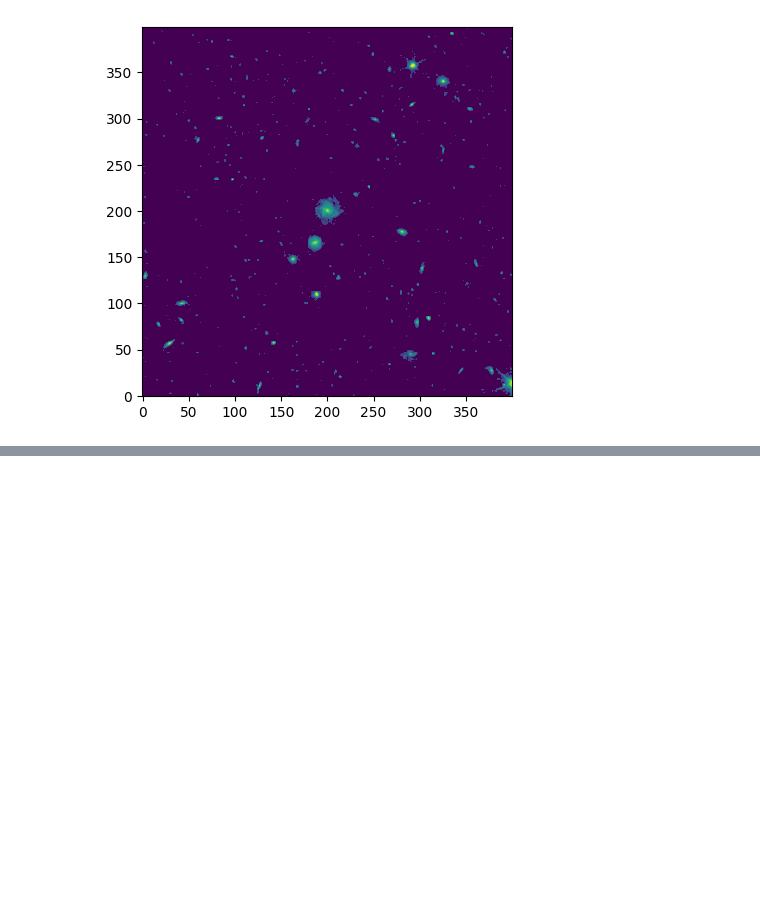
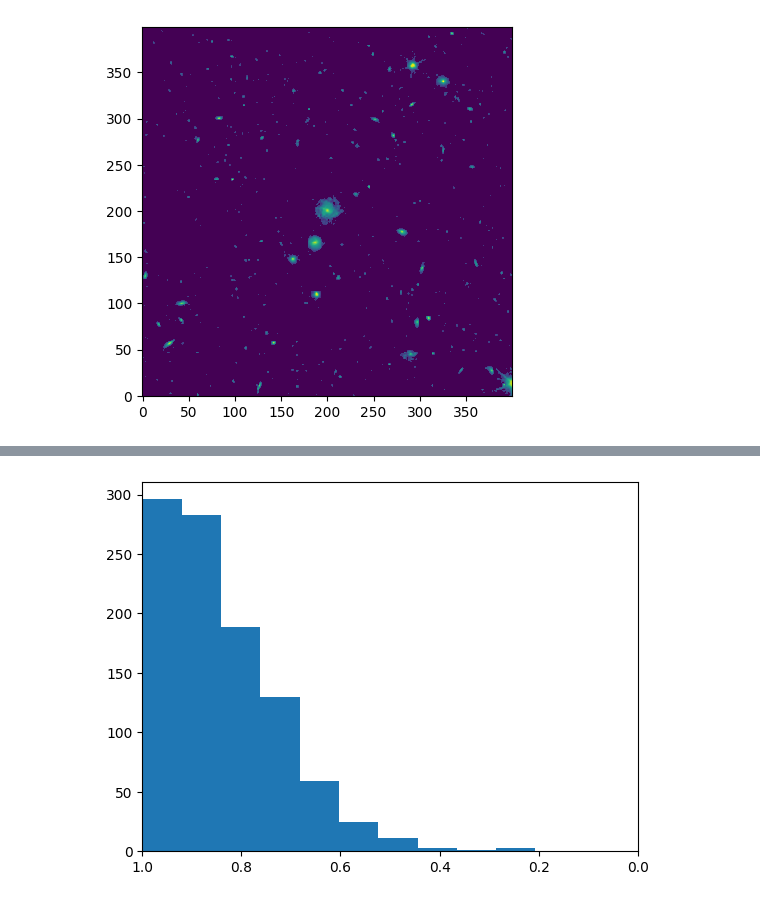
Before and after one commit to OliverRedhead/Gravitational-Lensing, a Jupyter notebook: lens_generator_oli/generator_testing.ipynb, the cells around one changed output, grey strips where cells are left out. Drawn from its saved outputs; the diff is of its cells as text; code cells hidden in the pictures; blank space fills up the shorter version.

```diff
--- a/lens_generator_oli/generator_testing.ipynb
+++ b/lens_generator_oli/generator_testing.ipynb
@@ -59,0 +80,12 @@ plt.show()
+# %%
+key = jax.random.PRNGKey(0)
+N=1000
+X = dist.TruncatedNormal(loc=1.0, scale=0.2, low=0.0, high=1.0).sample(key, sample_shape=(N,))
+# %%
+plt.hist(X)
+
+plt.xlim(1.0, 0.0)
+
+plt.show()
+# %% [output]
+[figure, added]
```
Also changed, not shown: parts of 8 cells of this notebook, 25 other files.
